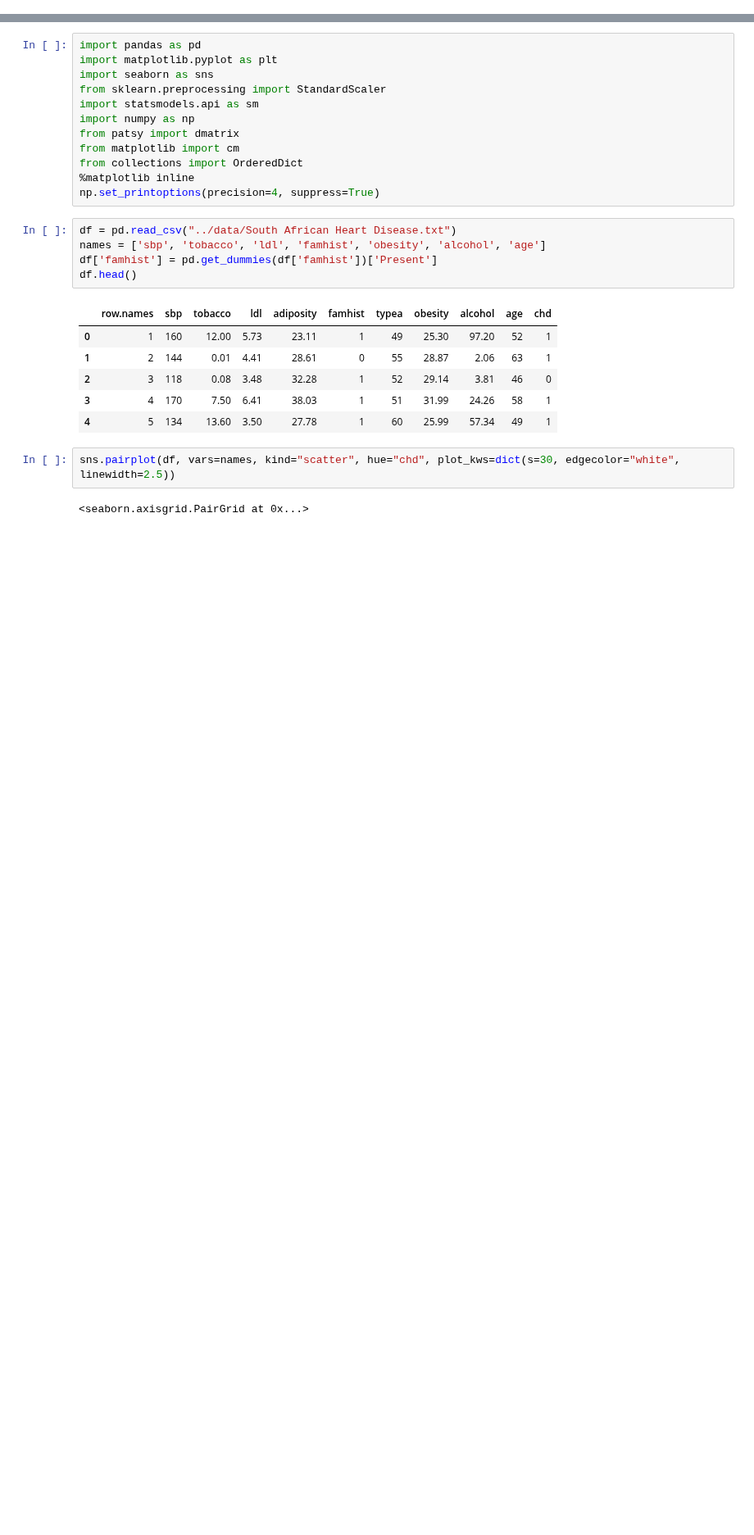
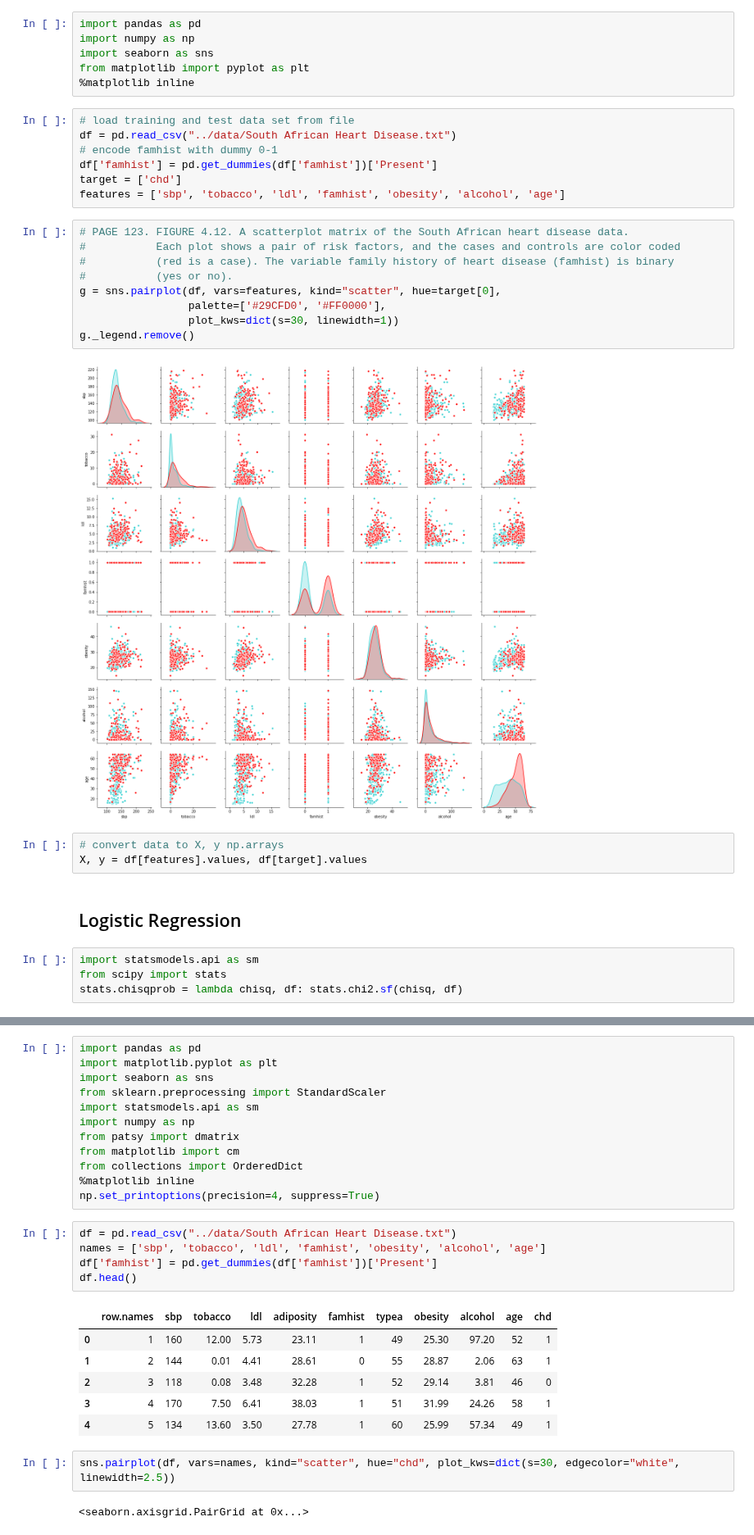
Before and after one commit to empathy87/The-Elements-of-Statistical-Learning-Python-Notebooks, a Jupyter notebook: examples/South African Heart Disease.ipynb, the cells around one changed output, grey strips where cells are left out. Shown at 82% size. Saved outputs shown, nothing was run; the diff lists cells and outputs as text; blank space fills up the shorter version.

Commit message:
examples logistic

```diff
--- a/examples/South African Heart Disease.ipynb
+++ b/examples/South African Heart Disease.ipynb
@@ -0,0 +4,33 @@
+# %%
+import pandas as pd
+import numpy as np
+import seaborn as sns
+from matplotlib import pyplot as plt
+%matplotlib inline
+# %%
+# load training and test data set from file
+df = pd.read_csv("../data/South African Heart Disease.txt")
+# encode famhist with dummy 0-1
+df['famhist'] = pd.get_dummies(df['famhist'])['Present']
+target = ['chd']
+features = ['sbp', 'tobacco', 'ldl', 'famhist', 'obesity', 'alcohol', 'age']
+# %%
+# PAGE 123. FIGURE 4.12. A scatterplot matrix of the South African heart disease data.
+#           Each plot shows a pair of risk factors, and the cases and controls are color coded
+#           (red is a case). The variable family history of heart disease (famhist) is binary
+#           (yes or no).
+g = sns.pairplot(df, vars=features, kind="scatter", hue=target[0],
+                 palette=['#29CFD0', '#FF0000'],
+                 plot_kws=dict(s=30, linewidth=1))
+g._legend.remove()
+# %% [output]
+[figure, added]
+# %%
+# convert data to X, y np.arrays
+X, y = df[features].values, df[target].values
+# %% [markdown]
+## Logistic Regression
+# %%
+import statsmodels.api as sm
+from scipy import stats
+stats.chisqprob = lambda chisq, df: stats.chi2.sf(chisq, df)
```
Also changed, not shown: parts of 3 cells of this notebook, 1 other file.
